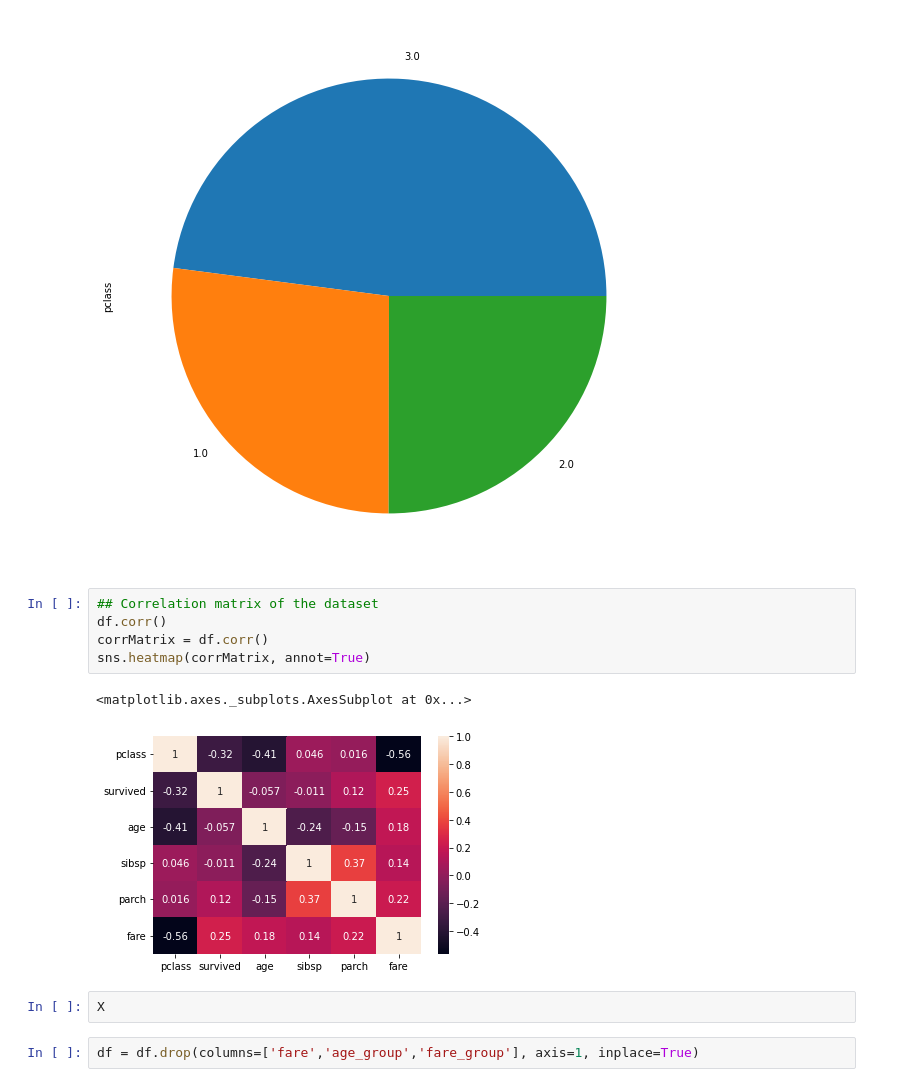
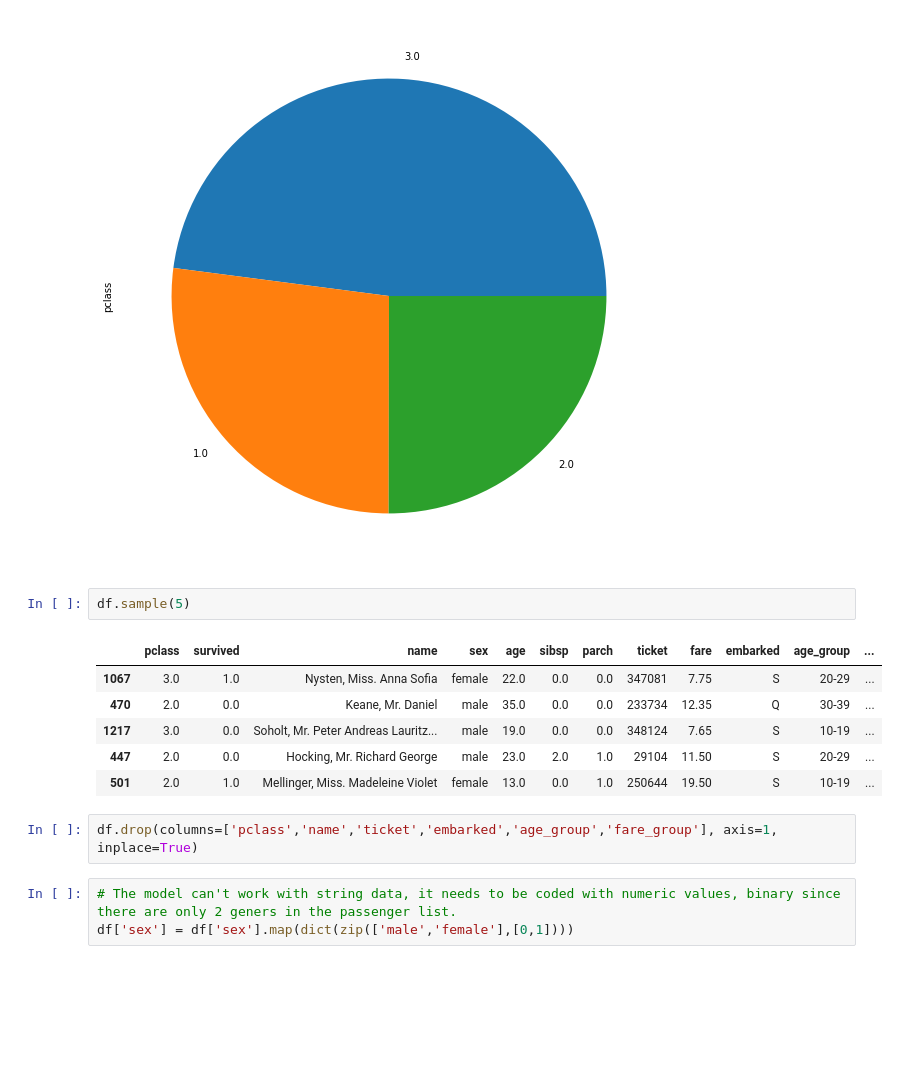
Before and after one commit to rlmaxon/Titanic, a Jupyter notebook: titanic.ipynb, the cells around one changed output. Saved outputs shown, nothing was run; the diff lists cells and outputs as text; blank space fills up the shorter version.

```diff
--- a/titanic.ipynb
+++ b/titanic.ipynb
@@ -146,15 +172,17 @@ df['pclass'].value_counts().plot.pie(figsize=(10,10))
 # %% [output]
 <matplotlib.axes._subplots.AxesSubplot at 0x...>
 [figure]
-# %%
-## Correlation matrix of the dataset
-df.corr()
-corrMatrix = df.corr()
-sns.heatmap(corrMatrix, annot=True)
-# %% [output]
-<matplotlib.axes._subplots.AxesSubplot at 0x...>
-[figure, removed]
-# %%
-X
+# %%
+df.sample(5)
+# %% [output]
+|  | pclass | survived | name | sex | age | sibsp | parch | ticket | fare | embarked | age_group | ... |
+| 1067 | 3.0 | 1.0 | Nysten, Miss. Anna Sofia | female | 22.0 | 0.0 | 0.0 | 347081 | 7.75 | S | 20-29 | ... |
+| 470 | 2.0 | 0.0 | Keane, Mr. Daniel | male | 35.0 | 0.0 | 0.0 | 233734 | 12.35 | Q | 30-39 | ... |
+| 1217 | 3.0 | 0.0 | Soholt, Mr. Peter Andreas Lauritz... | male | 19.0 | 0.0 | 0.0 | 348124 | 7.65 | S | 10-19 | ... |
+| 447 | 2.0 | 0.0 | Hocking, Mr. Richard George | male | 23.0 | 2.0 | 1.0 | 29104 | 11.50 | S | 20-29 | ... |
+| 501 | 2.0 | 1.0 | Mellinger, Miss. Madeleine Violet | female | 13.0 | 0.0 | 1.0 | 250644 | 19.50 | S | 10-19 | ... |
 # %%
-df = df.drop(columns=['fare','age_group','fare_group'], axis=1, inplace=True)
+df.drop(columns=['pclass','name','ticket','embarked','age_group','fare_group'], axis=1, inplace=True)
+# %%
+# The model can't work with string data, it needs to be coded with numeric values, binary since there are only 2 geners in the passenger list.
+df['sex'] = df['sex'].map(dict(zip(['male','female'],[0,1])))
```
Also changed, not shown: parts of 12 cells of this notebook.
